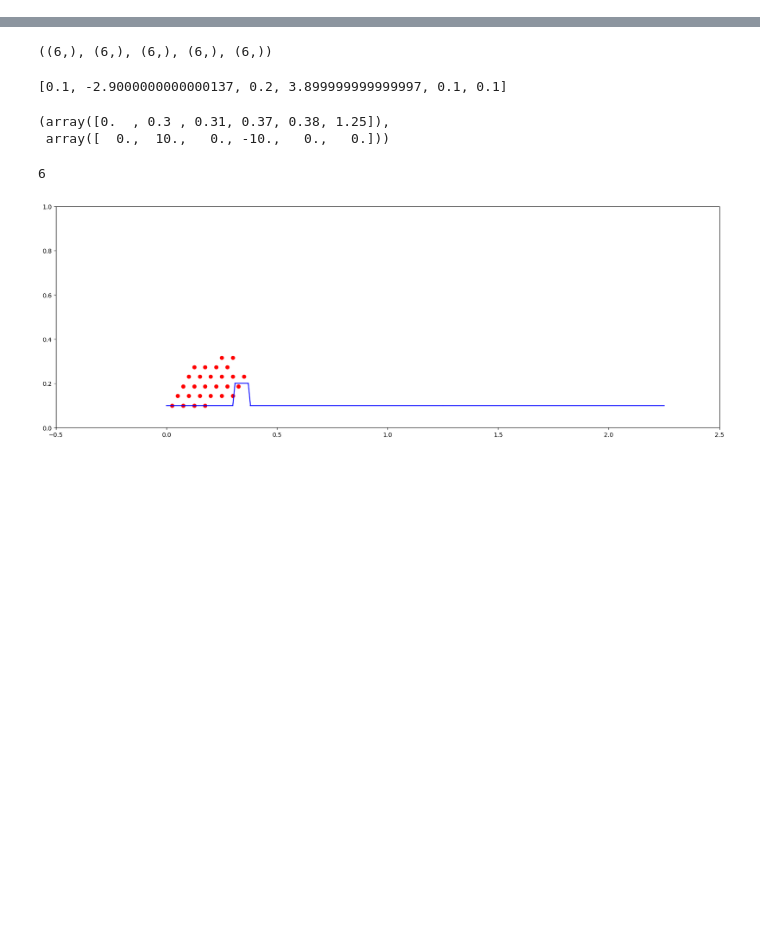
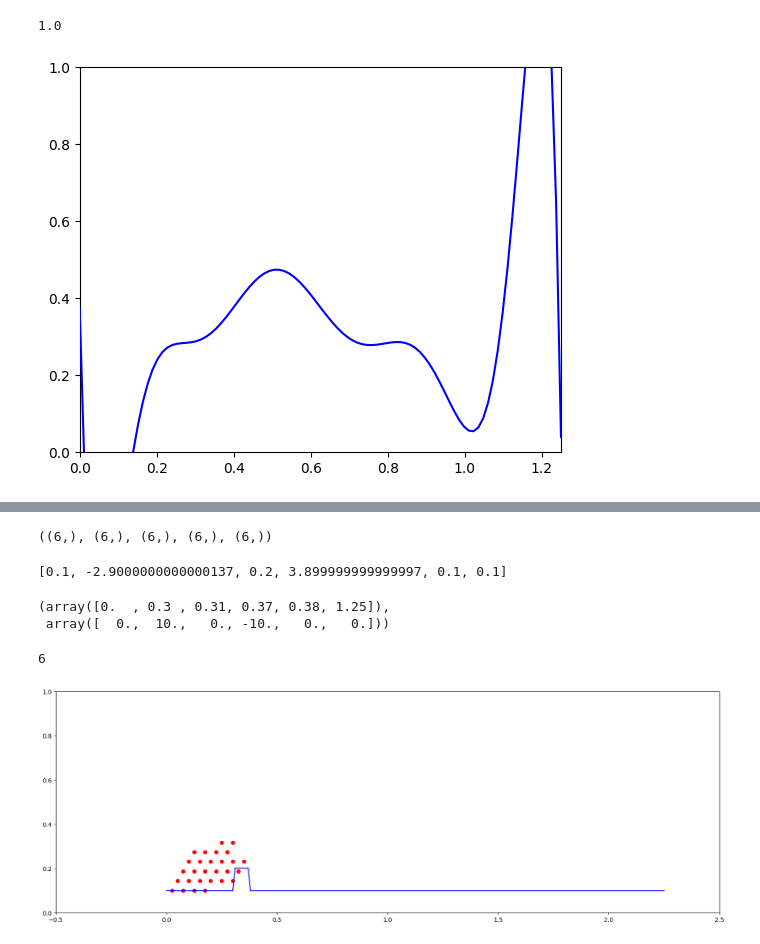
Before and after one commit to lstrgar/ELDiR, a Jupyter notebook: floor.ipynb, the cells around one changed output, grey strips where cells are left out. Cells and saved outputs as stored; diff of their text form; code cells hidden in the pictures; blank space fills up the shorter version.

```diff
--- a/floor.ipynb
+++ b/floor.ipynb
@@ -49,3 +86,19 @@ def ground(initx = 0, inity = 0.1, maxx = 1.25, miny = 0.0, maxy = 0.5, min_seg_
+# %%
+function, x_sampled, y_sampled = polyfit_ground()
+
+x_curve = np.linspace(min(x_sampled), max(x_sampled), 100)
+y_curve = np.polyval(function, x_curve)
+
+fig = plt.figure(figsize=(10,5))
+
+plt.plot(x_curve, y_curve, color='blue', label='Fitted Terrain', zorder=3)
+
+plt.xlim(0, 1.25)
+plt.ylim(0, 1)
+plt.gca().set_aspect('equal', adjustable='box')
+# %% [output]
+1.0
+[figure, added]
 # %%
 with open("/home/qpd4588/mass-spring-robo/rhino.pkl", "rb") as f:
     rhino = pickle.load(f)
```
Also changed, not shown: parts of 3 cells of this notebook, 1 other file.
